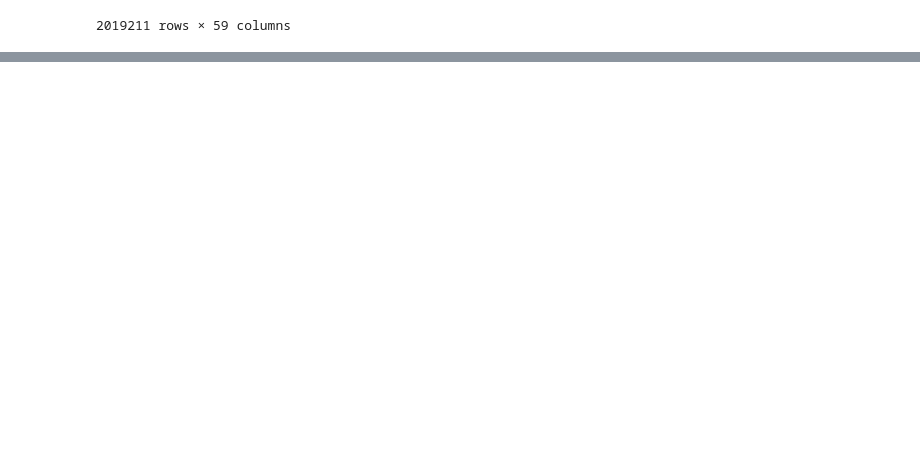
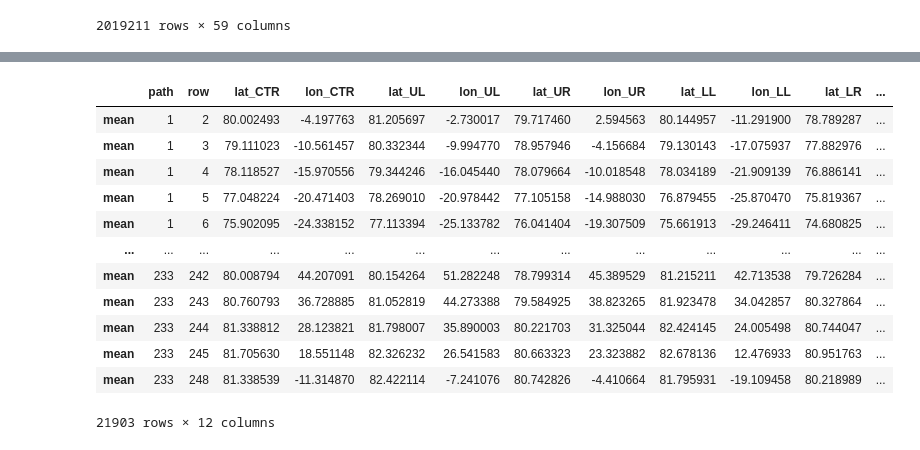
Before and after one commit to geostacks/GeoStacks, a Jupyter notebook: LS8_derive_metadata.ipynb, the cells around one changed output, grey strips where cells are left out. Drawn from its saved outputs; the diff is of its cells as text; code cells hidden in the pictures; blank space fills up the shorter version.

```diff
--- a/LS8_derive_metadata.ipynb
+++ b/LS8_derive_metadata.ipynb
@@ -97,3 +97,29 @@ output_data
 21903 rows × 12 columns
+# %%
+output_data = output_data.rename(columns={'sceneCenterLatitude': 'lat_CTR',
+                                          'sceneCenterLongitude': 'lon_CTR',
+                                          'upperLeftCornerLatitude': 'lat_UL',
+                                          'upperLeftCornerLongitude': 'lon_UL',
+                                          'upperRightCornerLatitude': 'lat_UR',
+                                          'upperRightCornerLongitude': 'lon_UR',
+                                          'lowerLeftCornerLatitude': 'lat_LL',
+                                          'lowerLeftCornerLongitude': 'lon_LL',
+                                          'lowerRightCornerLatitude': 'lat_LR',
+                                          'lowerRightCornerLongitude': 'lon_LR'})
+output_data
+# %% [output]
+|  | path | row | lat_CTR | lon_CTR | lat_UL | lon_UL | lat_UR | lon_UR | lat_LL | lon_LL | lat_LR | ... |
+| mean | 1 | 2 | 80.002493 | -4.197763 | 81.205697 | -2.730017 | 79.717460 | 2.594563 | 80.144957 | -11.291900 | 78.789287 | ... |
+| mean | 1 | 3 | 79.111023 | -10.561457 | 80.332344 | -9.994770 | 78.957946 | -4.156684 | 79.130143 | -17.075937 | 77.882976 | ... |
+| mean | 1 | 4 | 78.118527 | -15.970556 | 79.344246 | -16.045440 | 78.079664 | -10.018548 | 78.034189 | -21.909139 | 76.886141 | ... |
+| mean | 1 | 5 | 77.048224 | -20.471403 | 78.269010 | -20.978442 | 77.105158 | -14.988030 | 76.879455 | -25.870470 | 75.819367 | ... |
+| mean | 1 | 6 | 75.902095 | -24.338152 | 77.113394 | -25.133782 | 76.041404 | -19.307509 | 75.661913 | -29.246411 | 74.680825 | ... |
+| ... | ... | ... | ... | ... | ... | ... | ... | ... | ... | ... | ... | ... |
+| mean | 233 | 242 | 80.008794 | 44.207091 | 80.154264 | 51.282248 | 78.799314 | 45.389529 | 81.215211 | 42.713538 | 79.726284 | ... |
+| mean | 233 | 243 | 80.760793 | 36.728885 | 81.052819 | 44.273388 | 79.584925 | 38.823265 | 81.923478 | 34.042857 | 80.327864 | ... |
+| mean | 233 | 244 | 81.338812 | 28.123821 | 81.798007 | 35.890003 | 80.221703 | 31.325044 | 82.424145 | 24.005498 | 80.744047 | ... |
+| mean | 233 | 245 | 81.705630 | 18.551148 | 82.326232 | 26.541583 | 80.663323 | 23.323882 | 82.678136 | 12.476933 | 80.951763 | ... |
+| mean | 233 | 248 | 81.338539 | -11.314870 | 82.422114 | -7.241076 | 80.742826 | -4.410664 | 81.795931 | -19.109458 | 80.218989 | ... |
+21903 rows × 12 columns
 # %%
 output_data.to_csv('LANDSAT_8_C1_cornerpoints.csv', index=False)
```
Also changed, not shown: parts of 4 cells of this notebook, 1 other file.
